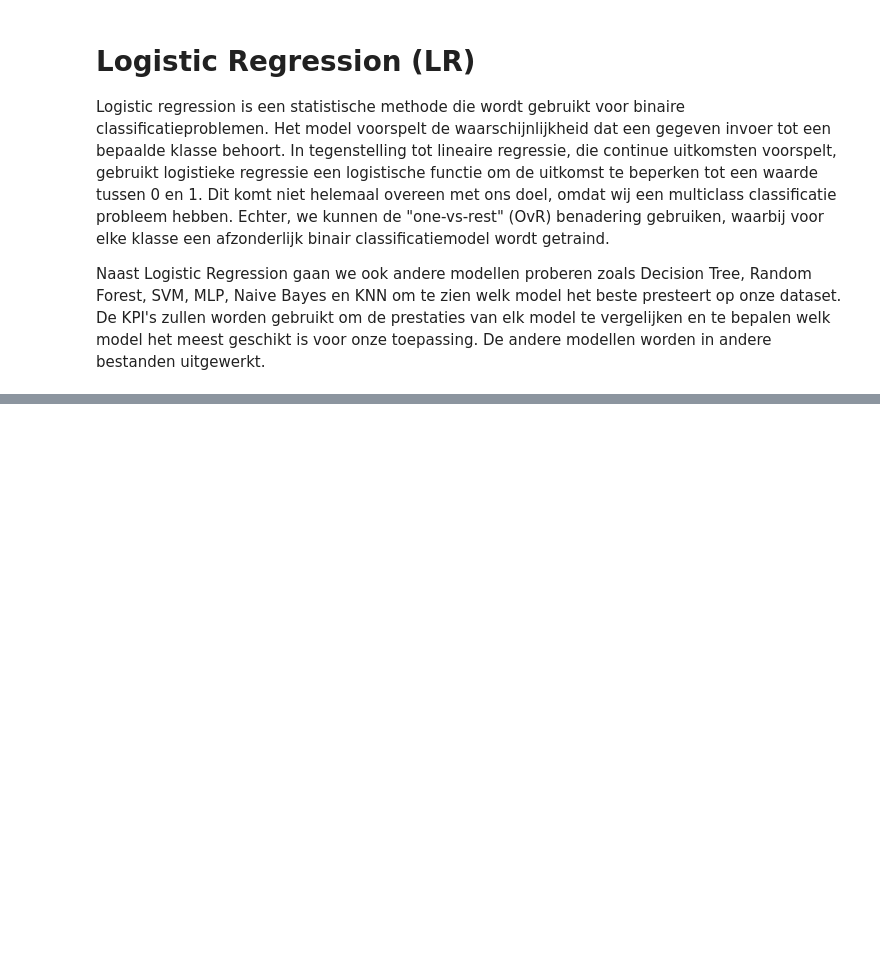
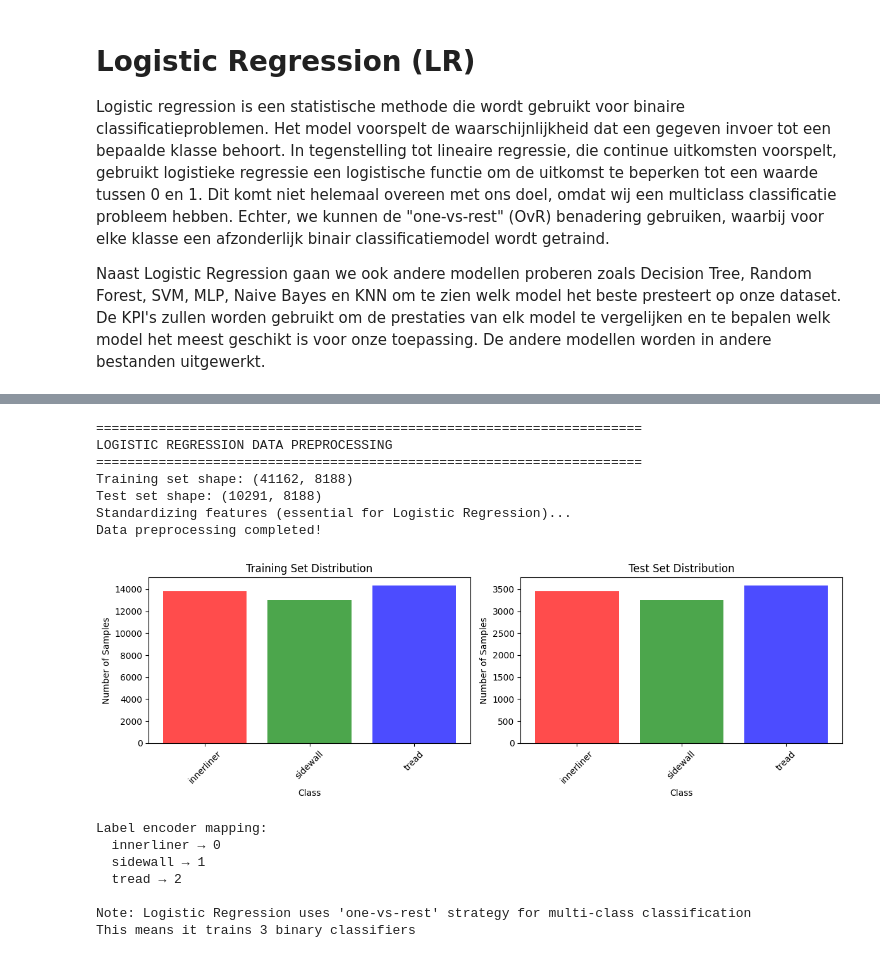
Before and after one commit to milkshake23/ML-LIBS-classificatie, a Jupyter notebook: onderzoeken technieken/logistic_regression.ipynb, the cells around one changed output, grey strips where cells are left out. Cells and saved outputs as stored; diff of their text form; code cells hidden in the pictures; blank space fills up the shorter version.

```diff
--- a/onderzoeken technieken/logistic_regression.ipynb
+++ b/onderzoeken technieken/logistic_regression.ipynb
@@ -15,0 +341,71 @@ from sklearn.preprocessing import StandardScaler
+# %%
+# Data Preprocessing for Logistic Regression Analysis
+print("=" * 70)
+print("LOGISTIC REGRESSION DATA PREPROCESSING")
+print("=" * 70)
+
+# Encode labels to numeric values
+label_encoder = LabelEncoder()
+y_encoded = label_encoder.fit_transform(y_individual)
+
+print(f"Training set shape: {X_train_ind.shape}")
+print(f"Test set shape: {X_test_ind.shape}")
+
+# Logistic Regression requires feature scaling for optimal performance
+print("Standardizing features (essential for Logistic Regression)...")
+scaler = StandardScaler()
+X_train_scaled = scaler.fit_transform(X_train_ind)
+X_test_scaled = scaler.transform(X_test_ind)
+
+print("Data preprocessing completed!")
+
+# Convert string labels to numeric for consistency
+y_train_numeric = label_encoder.transform(y_train_ind)
+y_test_numeric = label_encoder.transform(y_test_ind)
+
+# Display train/test distribution
+fig, (ax1, ax2) = plt.subplots(1, 2, figsize=(12, 4))
+
+# Training set distribution
+train_unique, train_counts = np.unique(y_train_ind, return_counts=True)
+ax1.bar(range(len(train_unique)), train_counts, alpha=0.7, color=['red', 'green', 'blue'])
+ax1.set_title('Training Set Distribution')
+ax1.set_xlabel('Class')
+ax1.set_ylabel('Number of Samples')
+ax1.set_xticks(range(len(train_unique)))
+ax1.set_xticklabels(train_unique, rotation=45)
+
+# Test set distribution
+test_unique, test_counts = np.unique(y_test_ind, return_counts=True)
+ax2.bar(range(len(test_unique)), test_counts, alpha=0.7, color=['red', 'green', 'blue'])
+ax2.set_title('Test Set Distribution')
+ax2.set_xlabel('Class')
+ax2.set_ylabel('Number of Samples')
+ax2.set_xticks(range(len(test_unique)))
+ax2.set_xticklabels(test_unique, rotation=45)
+
+plt.tight_layout()
+plt.show()
+
+print(f"\nLabel encoder mapping:")
+for i, class_name in enumerate(label_encoder.classes_):
+    print(f"  {class_name} → {i}")
+
+print(f"\nNote: Logistic Regression uses 'one-vs-rest' strategy for multi-class classification")
+print(f"This means it trains {len(label_encoder.classes_)} binary classifiers")
+# %% [output]
+======================================================================
+LOGISTIC REGRESSION DATA PREPROCESSING
+======================================================================
+Training set shape: (41162, 8188)
+Test set shape: (10291, 8188)
+Standardizing features (essential for Logistic Regression)...
+Data preprocessing completed!
+[figure, added]
+Label encoder mapping:
+  innerliner → 0
+  sidewall → 1
+  tread → 2
+
+Note: Logistic Regression uses 'one-vs-rest' strategy for multi-class classification
+This means it trains 3 binary classifiers
```
Also changed, not shown: parts of 9 cells of this notebook, 3 other files.
